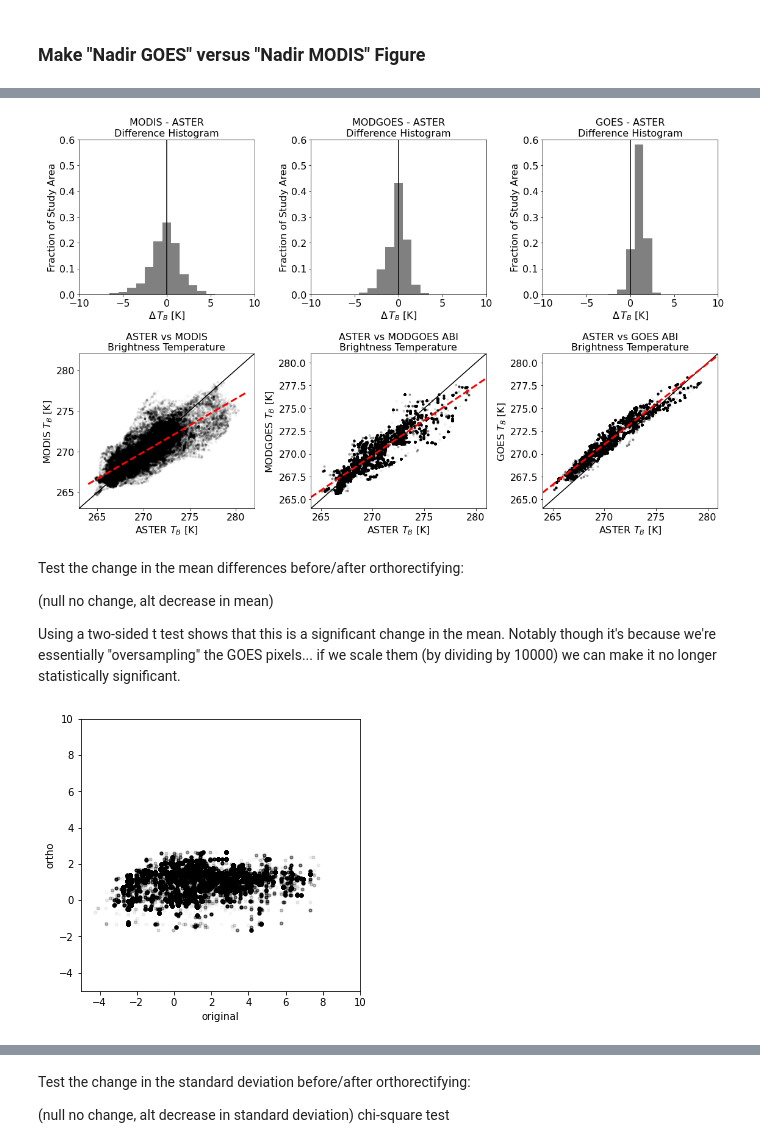
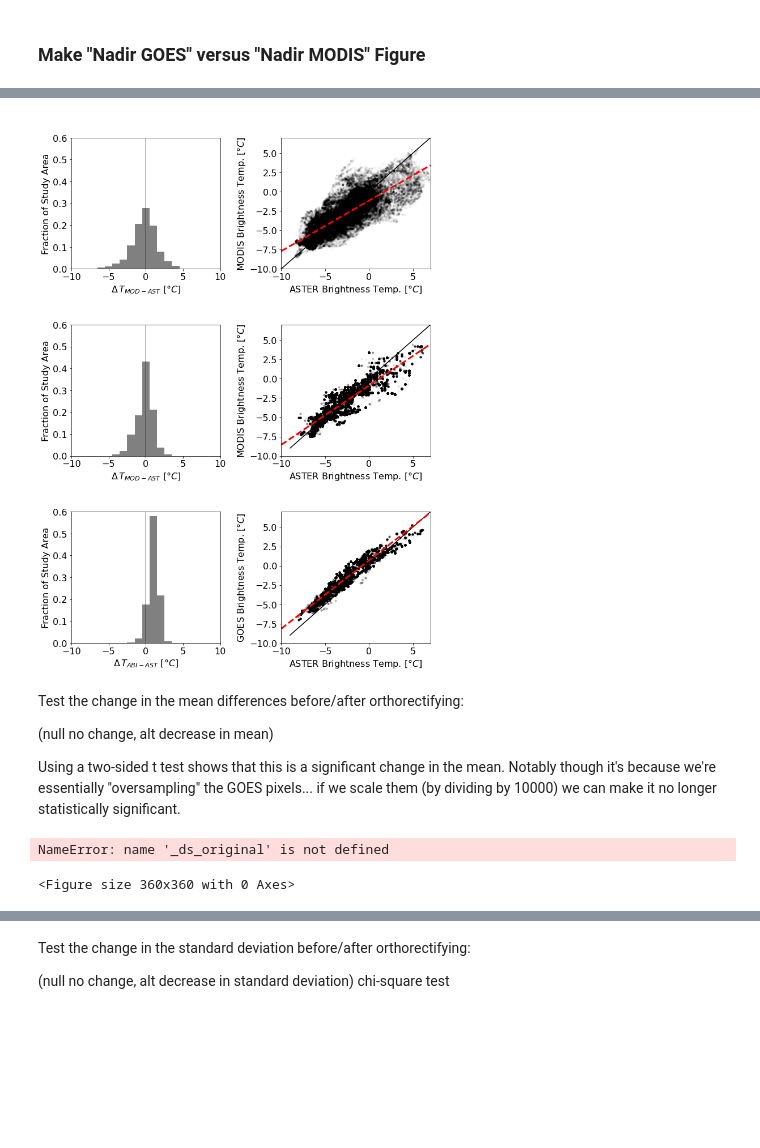
Before and after one commit to spestana/goes-cues, a Jupyter notebook: res-vs-angle-Fig5copy.ipynb, the cells around one changed output, grey strips where cells are left out. Drawn from its saved outputs; the diff is of its cells as text; code cells hidden in the pictures; blank space fills up the shorter version.

Commit message:
Update plot

```diff
--- a/res-vs-angle-Fig5copy.ipynb
+++ b/res-vs-angle-Fig5copy.ipynb
@@ -84,10 +84,10 @@ geometry = [
 # %% [markdown]
 Find all files and open
 # %%
-## original ABI images
-#original_filepaths = glob.glob('/storage/spestana/output_ASTER-MODIS-GOES/*_original.nc')
-#ds_original = xr.open_mfdataset(original_filepaths, concat_dim='time', combine='nested')
-#ds_original = ds_original.rio.clip(geometry)
+# original ABI images
+original_filepaths = glob.glob('/storage/spestana/output_ASTER-MODIS-GOES/*_original.nc')
+ds_original = xr.open_mfdataset(original_filepaths, concat_dim='time', combine='nested')
+ds_original = ds_original.rio.clip(geometry)
 # %%
 # orthorectified ABI images
 ortho_filepaths = glob.glob('/storage/spestana/output_ASTER-MODIS-GOES/*_orthorectified_v2.nc')
@@ -113,20 +110,27 @@ plt.plot(x,x*s['slope']+s['intercept'],c='r',lw='10')
 # dataset
 _ds_ortho = ds_ortho.drop(time=ds_original.isel(time=25).time.values).mean(axis=0, skipna=True)
 
+# convert K to degrees C for plotting
+_ds_ortho['ast_mod_mean_rad2tbC']  = _ds_ortho.ast_mod_mean_rad2tbK - 273.15  # ASTER at 1km MODIS pixel resolution
+_ds_ortho['ast_goes_mean_rad2tbC'] = _ds_ortho.ast_goes_mean_rad2tbK - 273.15 # ASTER at 2+ km ABI pixel resolution
+_ds_ortho['ast_mod_modis_tbC']      = _ds_ortho.ast_mod_modis_tb - 273.15     # MODIS at original 1 km
+_ds_ortho['mod_goes_mean_rad2tbC'] = _ds_ortho.mod_goes_mean_rad2tbK - 273.15 # MODIS at 2+km
+_ds_ortho['ast_goes_goes_tbC']      = _ds_ortho.ast_goes_goes_tb - 273.15     # ABI at 2+km
+
 # make figure
-fig = plt.figure(figsize=(16,10), tight_layout=True)
-nrows = 2
-ncols = 3
+fig = plt.figure(figsize=(10,14), tight_layout=True)
+nrows = 3
+ncols = 2
 
 # make hist plot axes
 ax_ast_mod_hist = plt.subplot2grid((nrows, ncols), (0, 0), 1, 1)
-ax_ast_modgoes_hist = plt.subplot2grid((nrows, ncols), (0, 1), 1, 1)
-ax_ast_goes_hist = plt.subplot2grid((nrows, ncols), (0, 2), 1, 1)
+ax_ast_modgoes_hist = plt.subplot2grid((nrows, ncols), (1, 0), 1, 1)
+ax_ast_goes_hist = plt.subplot2grid((nrows, ncols), (2, 0), 1, 1)
 
 # make 1-to-1 plots axes
-ax_ast_mod_1to1 = plt.subplot2grid((nrows, ncols), (1, 0), 1, 1)
+ax_ast_mod_1to1 = plt.subplot2grid((nrows, ncols), (0, 1), 1, 1)
 ax_ast_modgoes_1to1 = plt.subplot2grid((nrows, ncols), (1, 1), 1, 1)
-ax_ast_goes_1to1 = plt.subplot2grid((nrows, ncols), (1, 2), 1, 1)
+ax_ast_goes_1to1 = plt.subplot2grid((nrows, ncols), (2, 1), 1, 1)
 
 
 lw=3 #line widths
@@ -137,49 +141,51 @@ mybins = np.arange(-10.5,11.5,1)
 # MODIS-ASTER
 _ds_ortho.ast_mod_mean_diff_tb.plot.hist(ax=ax_ast_mod_hist, bins=mybins, color='grey', density=True, label='$\sigma$ = {}'.format(np.round(_ds_ortho.ast_mod_mean_diff_tb.std().values,1)))
 #ax_ast_mod_hist.axvline(_ds_original.ast_mod_mean_diff_tb.mean(), color='r', linestyle='--', lw=lw, label='$\mu$ = {}'.format(np.round(_ds_original.ast_mod_mean_diff_tb.mean().values,1))) # mean line
-ax_ast_mod_hist.set_title('MODIS - ASTER\nDifference Histogram')
+ax_ast_mod_hist.set_title('\n')#MODIS - ASTER\nDifference Histogram')
+ax_ast_mod_hist.set_xlabel('$\Delta\,T_{MOD-AST}$ [$\degree C$]')
 
 # MODGOES-ASTER
 _ds_ortho.ast_modgoes_mean_diff_tb.plot.hist(ax=ax_ast_modgoes_hist, bins=mybins, color='grey', density=True, label='$\sigma$ = {}'.format(np.round(_ds_ortho.ast_modgoes_mean_diff_tb.std().values,1)))
 #ax_ast_goes_orig_hist.axvline(_ds_original.ast_goes_mean_diff_tb.mean(), color='r', linestyle='--', lw=lw, label='$\mu$ = {}'.format(np.round(_ds_original.ast_goes_mean_diff_tb.mean().values,1))) # mean line
-ax_ast_modgoes_hist.set_title('MODGOES - ASTER\nDifference Histogram')
+ax_ast_modgoes_hist.set_title('\n')#MODGOES - ASTER\nDifference Histogram')
+ax_ast_modgoes_hist.set_xlabel('$\Delta\,T_{MOD-AST}$ [$\degree C$]')
 
 # GOES-ASTER
 _ds_ortho.ast_goes_mean_diff_tb.plot.hist(ax=ax_ast_goes_hist, bins=mybins, color='grey', density=True, label='$\sigma$ = {}'.format(np.round(_ds_ortho.ast_goes_mean_diff_tb.std().values,1)))
 #ax_ast_goes_ortho_hist.axvline(_ds_ortho.ast_goes_mean_diff_tb.mean(), color='r', linestyle='--', lw=lw, label='$\mu$ = {}'.format(np.round(_ds_ortho.ast_goes_mean_diff_tb.mean().values,1))) # mean line
-ax_ast_goes_hist.set_title('GOES - ASTER\nDifference Histogram')
+ax_ast_goes_hist.set_title('\n')#GOES - ASTER\nDifference Histogram')
+ax_ast_goes_hist.set_xlabel('$\Delta\,T_{ABI-AST}$ [$\degree C$]')
 
 ### Format the axes limits on the histograms ###
 for ax in [ax_ast_mod_hist, ax_ast_modgoes_hist, ax_ast_goes_hist]:
     ax.set_xlim(-10,10)
     ax.set_ylim(0,0.6)
-    ax.axvline(0, color='k', linestyle='-') # zero line
+    ax.axvline(0, color='k', linestyle='-', lw=1) # zero line
     #ax.legend(loc='upper left',facecolor='none',edgecolor='none')
-    ax.set_xlabel('$\Delta\,T_B$ [K]')
     ax.set_ylabel('Fraction of Study Area')
 
 ### Plot 1-to-1 for MODIS vs ASTER and GOES vs ASTER ###
 
 # ASTER and MODIS
-ax_ast_mod_1to1.plot(_ds_ortho.ast_mod_mean_rad2tbK, _ds_ortho.ast_mod_modis_tb, # aggregated ASTER vs MODIS
+ax_ast_mod_1to1.plot(_ds_ortho.ast_mod_mean_rad2tbC, _ds_ortho.ast_mod_modis_tbC, # aggregated ASTER vs MODIS
                       linestyle='none', marker='.', color='k', alpha=0.02)
-ax_ast_mod_1to1.set_title('ASTER vs MODIS\nBrightness Temperature')
-ax_ast_mod_1to1.set_xlabel('ASTER $T_B$ [K]')
-ax_ast_mod_1to1.set_ylabel('MODIS $T_B$ [K]')
+ax_ast_mod_1to1.set_title('\n')#ASTER vs MODIS\nBrightness Temperature')
+ax_ast_mod_1to1.set_xlabel('ASTER Brightness Temp. [$\degree C$]')
+ax_ast_mod_1to1.set_ylabel('MODIS Brightness Temp. [$\degree C$]')
 
 # ASTER and MODGOES
-ax_ast_modgoes_1to1.plot(_ds_ortho.ast_goes_mean_rad2tbK, _ds_ortho.mod_goes_mean_rad2tbK, # aggregated ASTER vs GOES
+ax_ast_modgoes_1to1.plot(_ds_ortho.ast_goes_mean_rad2tbC, _ds_ortho.mod_goes_mean_rad2tbC, # aggregated ASTER vs GOES
                       linestyle='none', marker='.', color='k', alpha=0.05)
-ax_ast_modgoes_1to1.set_title('ASTER vs MODGOES ABI\nBrightness Temperature')
-ax_ast_modgoes_1to1.set_xlabel('ASTER $T_B$ [K]')
-ax_ast_modgoes_1to1.set_ylabel('MODGOES $T_B$ [K]')
+ax_ast_modgoes_1to1.set_title('\n')#ASTER vs MODGOES ABI\nBrightness Temperature')
+ax_ast_modgoes_1to1.set_xlabel('ASTER Brightness Temp. [$\degree C$]')
+ax_ast_modgoes_1to1.set_ylabel('MODIS Brightness Temp. [$\degree C$]')
 
 # ASTER and  GOES
-ax_ast_goes_1to1.plot(_ds_ortho.ast_goes_mean_rad2tbK, _ds_ortho.ast_goes_goes_tb, # aggregated ASTER vs GOES
+ax_ast_goes_1to1.plot(_ds_ortho.ast_goes_mean_rad2tbC, _ds_ortho.ast_goes_goes_tbC, # aggregated ASTER vs GOES
                       linestyle='none', marker='.', color='k', alpha=0.05)
-ax_ast_goes_1to1.set_title('ASTER vs GOES ABI\nBrightness Temperature')
-ax_ast_goes_1to1.set_xlabel('ASTER $T_B$ [K]')
-ax_ast_goes_1to1.set_ylabel('GOES $T_B$ [K]')
+ax_ast_goes_1to1.set_title('\n')#ASTER vs GOES ABI\nBrightness Temperature')
+ax_ast_goes_1to1.set_xlabel('ASTER Brightness Temp. [$\degree C$]')
+ax_ast_goes_1to1.set_ylabel('GOES Brightness Temp. [$\degree C$]')
 
 
 ### 1-to-1 plots and axes formatting ###
@@ -190,6 +196,7 @@ for ax_1_to_1 in [ax_ast_mod_1to1, ax_ast_modgoes_1to1, ax_ast_goes_1to1]:
     # add 1-to-1 line
     ax_1_to_1.plot([ax_min,ax_max],[ax_min,ax_max],'k-')
     # set axes limits
+    (ax_min,ax_max) = (-10, 7)
     ax_1_to_1.set_xlim((ax_min,ax_max))
     ax_1_to_1.set_ylim((ax_min,ax_max))
 
@@ -198,19 +205,19 @@ for ax_1_to_1 in [ax_ast_mod_1to1, ax_ast_modgoes_1to1, ax_ast_goes_1to1]:
 ### add linear regressions to 1-to-1 plots: ###
 
 # MODIS - ASTER
-ast_mod_summary_stats = summary_stats(_ds_ortho.ast_mod_mean_rad2tbK.values.ravel(), _ds_ortho.ast_mod_modis_tb.values.ravel())
+ast_mod_summary_stats = summary_stats(_ds_ortho.ast_mod_mean_rad2tbC.values.ravel(), _ds_ortho.ast_mod_modis_tbC.values.ravel())
 print('ast_mod_summary_stats:',ast_mod_summary_stats)
 ax_ast_mod_1to1.plot(np.array([ax_min, ax_max]), np.array([ax_min, ax_max])*ast_mod_summary_stats['slope'] + ast_mod_summary_stats['intercept'],linestyle='--', lw=lw, color='r')
 
 # MODGOES - ASTER
-ast_modgoes_summary_stats = summary_stats(_ds_ortho.ast_goes_mean_rad2tbK.values.ravel(), _ds_ortho.mod_goes_mean_rad2tbK.values.ravel())
+ast_modgoes_summary_stats = summary_stats(_ds_ortho.ast_goes_mean_rad2tbC.values.ravel(), _ds_ortho.mod_goes_mean_rad2tbC.values.ravel())
 print('ast_modgoes_summary_stats',ast_modgoes_summary_stats)
 ax_ast_modgoes_1to1.plot(np.array([ax_min, ax_max]), np.array([ax_min, ax_max])*ast_modgoes_summary_stats['slope'] + ast_modgoes_summary_stats['intercept'],linestyle='--', lw=lw, color='r')
 
 # GOES - ASTER
-ast_goes_summary_stats = summary_stats(_ds_ortho.ast_goes_mean_rad2tbK.values.ravel(), _ds_ortho.ast_goes_goes_tb.values.ravel())
+ast_goes_summary_stats = summary_stats(_ds_ortho.ast_goes_mean_rad2tbC.values.ravel(), _ds_ortho.ast_goes_goes_tbC.values.ravel())
 print('ast_goes_summary_stats',ast_goes_summary_stats)
 ax_ast_goes_1to1.plot(np.array([ax_min, ax_max]), np.array([ax_min, ax_max])*ast_goes_summary_stats['slope'] + ast_goes_summary_stats['intercept'],linestyle='--', lw=lw, color='r')
 
-plt.savefig('images/res-vs-angle-Figure5.png',dpi=200)
+plt.savefig('images/res-vs-angle-Figure5_v2.png',dpi=200)
 # %% [output]
@@ -220,4 +227,4 @@ ast_goes_summary_stats {'n': 125000, 'mean_diff': 1.0098793288721275, 'mean_abs_
-[figure, old version]
+[figure, new version]
 # %%
 import scipy.stats as stats
 # %% [markdown]
@@ -235,7 +242,8 @@ plt.ylabel('ortho')
 plt.xlim((-5,10))
 plt.ylim((-5,10));
 # %% [output]
-[figure, removed]
+NameError: name '_ds_original' is not defined
+<Figure size 360x360 with 0 Axes>
 # %%
 # before
 before = _ds_original.ast_goes_mean_diff_tb.values.ravel()
```
Also changed, not shown: parts of 9 cells of this notebook.
